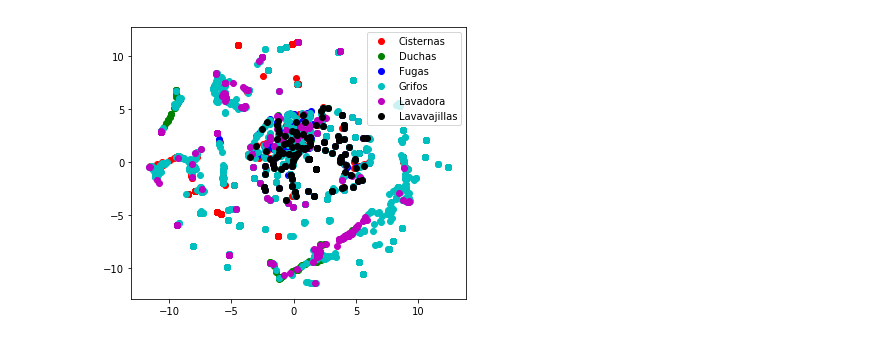
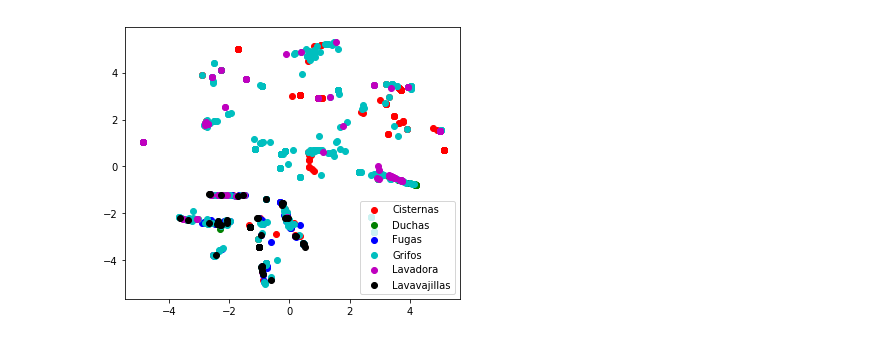
Before and after one commit to RobeDM/afi-2018, a Jupyter notebook: AFI_2.ipynb, the cells around one changed output. Cells and saved outputs as stored; diff of their text form; code cells hidden in the pictures.

```diff
--- a/AFI_2.ipynb
+++ b/AFI_2.ipynb
@@ -54,25 +67,29 @@ Podrá observar que la principal dificultad radica en el consumo de grifos, que
 # %%
 from sklearn.preprocessing import Normalizer
+from sklearn.manifold import TSNE
 
 (data,labels,le) = ReadEvents('dataset/dataset_eventos.csv')
+
+target_ids=range(1+np.max(labels))
+class_names = le.inverse_transform(range(1+np.max(labels)))
 
 normalizador = Normalizer()
 data = data[:,[2,9,0,6,4,10,1,7,3]]
 data=normalizador.fit_transform(data)
 
-tsne = TSNE(n_components=2, learning_rate=0.5)
+tsne = TSNE(n_components=2, learning_rate=0.05)
 
-X_2d = tsne.fit_transform(data[0:3000,:])
+X_2d = tsne.fit_transform(data[0:1000,:])
 
 plt.figure(figsize=(6, 5))
 
 colors = 'r', 'g', 'b', 'c', 'm', 'k'
 for i, c, label in zip(target_ids, colors, class_names):
-    plt.scatter(X_2d[labels[0:3000] == i, 0], X_2d[labels[0:3000] == i, 1], c=c, label=label)
+    plt.scatter(X_2d[labels[0:1000] == i, 0], X_2d[labels[0:1000] == i, 1], c=c, label=label)
 plt.legend()
 plt.show()
 # %% [output]
-[figure, old version]
+[figure, new version]
 # %% [markdown]
 ---
 #### ALGORITMO 1.MODELO LINEAL, Regresión logística
```
Also changed, not shown: parts of 10 cells of this notebook, 25 other files.
